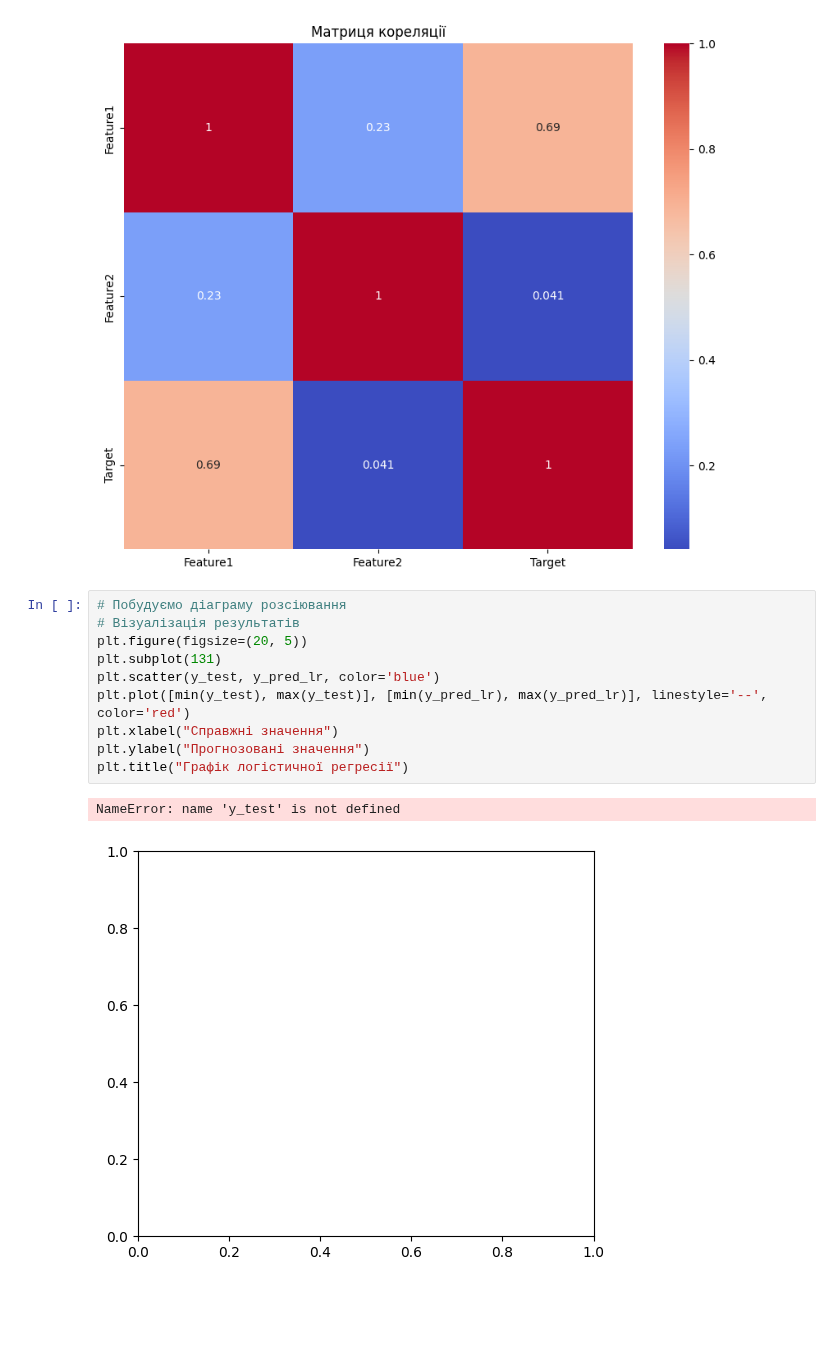
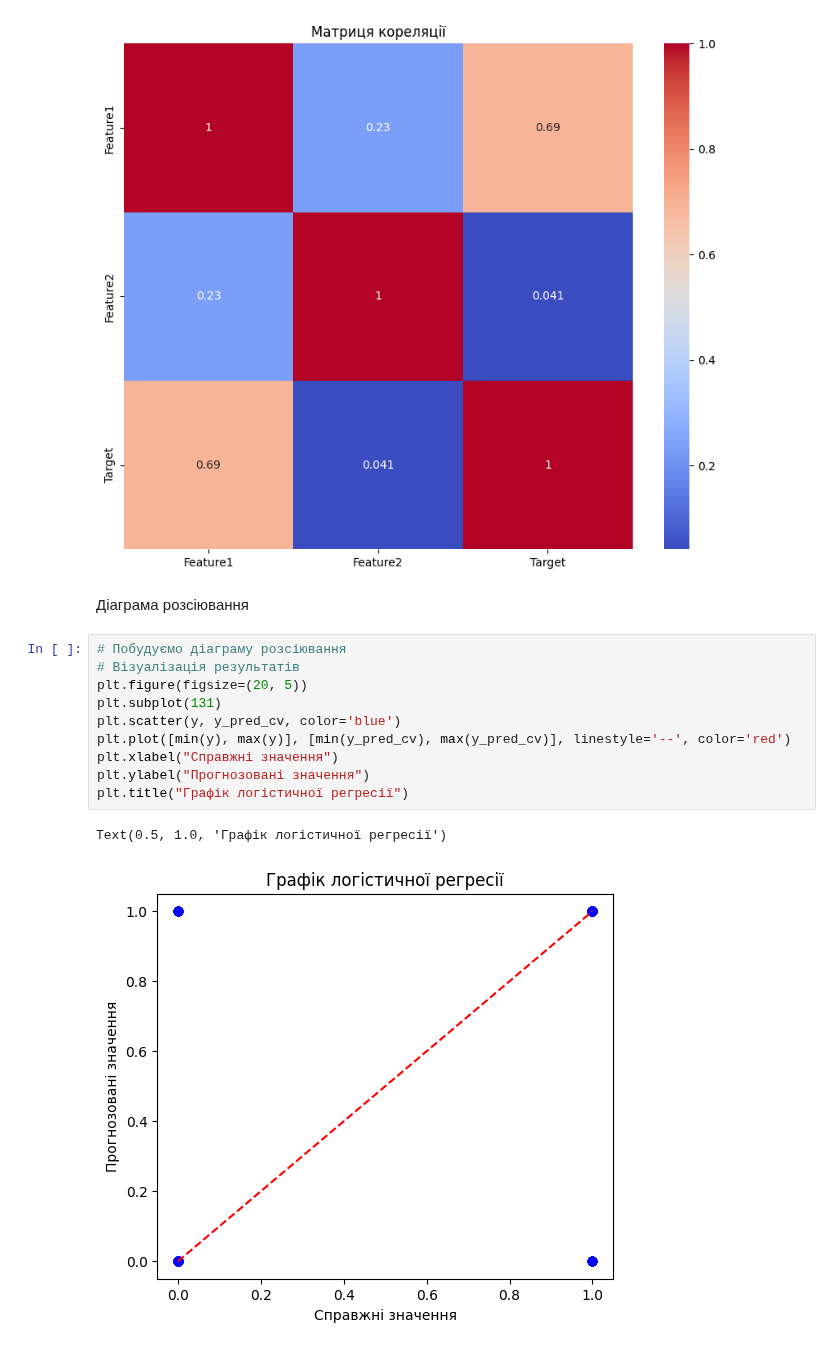
Before and after one commit to AnnaIvn/ml2023, a Jupyter notebook: Practices/Practice4/practice4.ipynb, the cells around one changed output. Drawn from its saved outputs; the diff is of its cells as text; blank space fills up the shorter version.

Commit message:
practice4. part1 - visualised cross-validation

```diff
--- a/Practices/Practice4/practice4.ipynb
+++ b/Practices/Practice4/practice4.ipynb
@@ -264,16 +219,18 @@ plt.title('Матриця кореляції')
 plt.show()
 # %% [output]
 [figure]
+# %% [markdown]
+Діаграма розсіювання
 # %%
 # Побудуємо діаграму розсіювання
 # Візуалізація результатів
 plt.figure(figsize=(20, 5))
 plt.subplot(131)
-plt.scatter(y_test, y_pred_lr, color='blue')
-plt.plot([min(y_test), max(y_test)], [min(y_pred_lr), max(y_pred_lr)], linestyle='--', color='red')
+plt.scatter(y, y_pred_cv, color='blue')
+plt.plot([min(y), max(y)], [min(y_pred_cv), max(y_pred_cv)], linestyle='--', color='red')
 plt.xlabel("Справжні значення")
 plt.ylabel("Прогнозовані значення")
 plt.title("Графік логістичної регресії")
 # %% [output]
-NameError: name 'y_test' is not defined
+Text(0.5, 1.0, 'Графік логістичної регресії')
-[figure, old version]
+[figure, new version]
```
Also changed, not shown: parts of 15 cells of this notebook.
